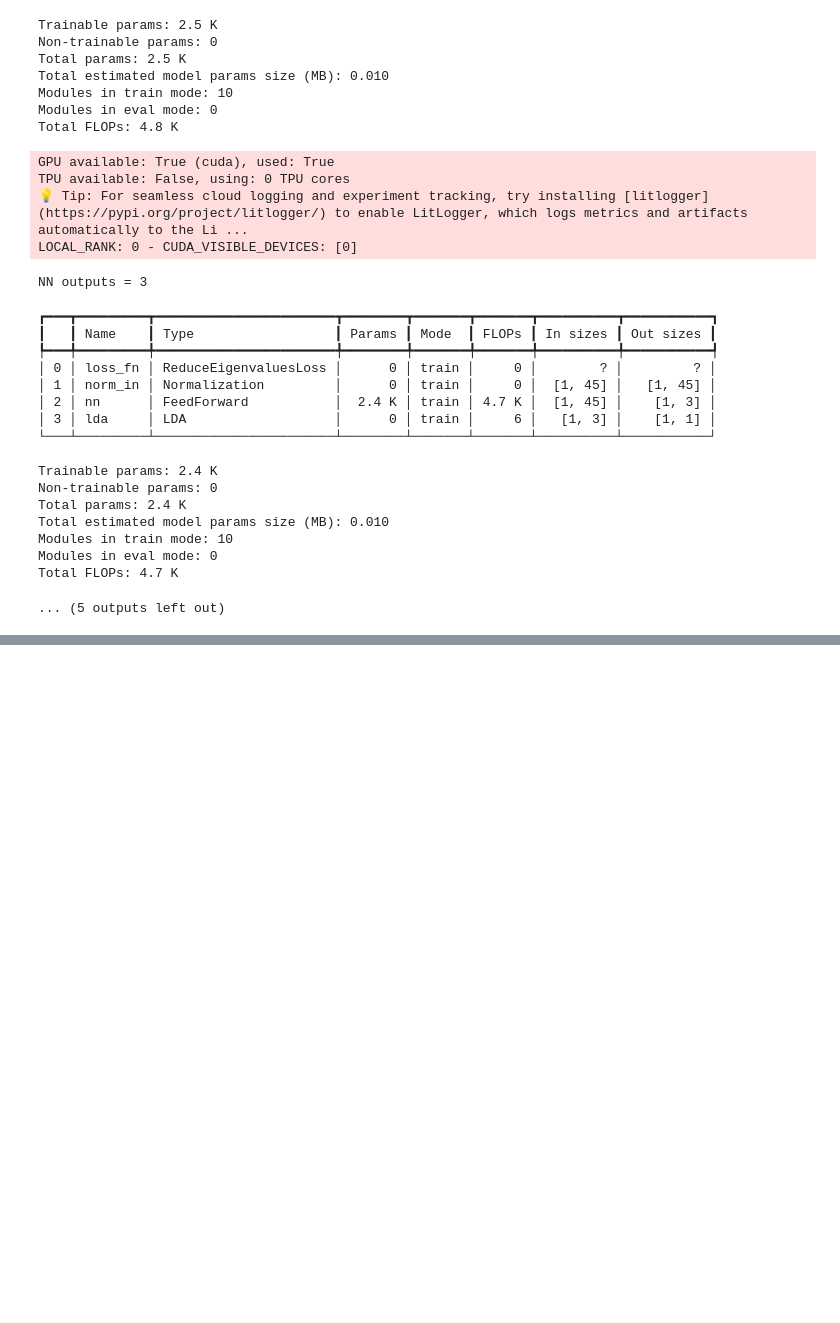
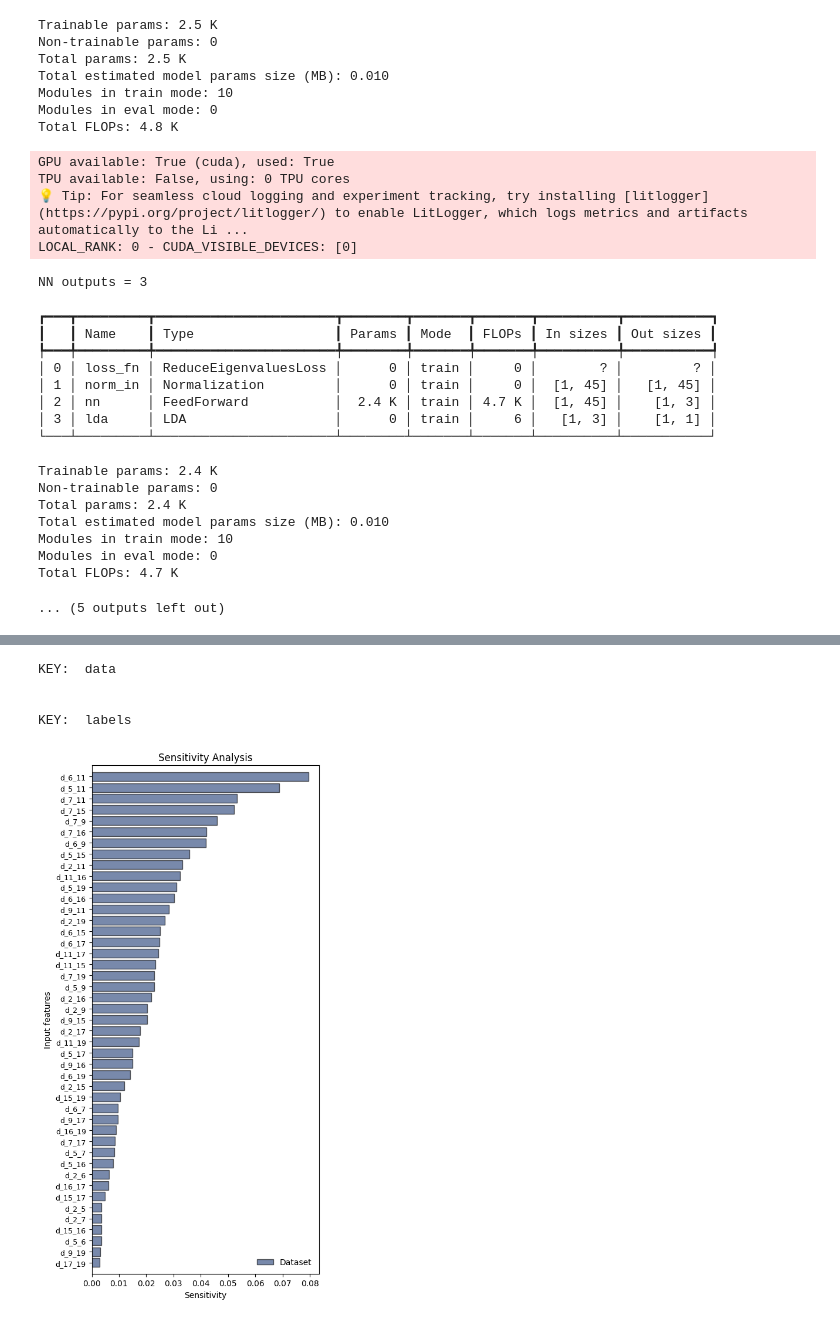
Before and after one commit to danibrb/ML-CV, a Jupyter notebook: notebook/01_deepLDA_training.ipynb, the cells around one changed output, grey strips where cells are left out. Cells and saved outputs as stored; diff of their text form; code cells hidden in the pictures; blank space fills up the shorter version.

```diff
--- a/notebook/01_deepLDA_training.ipynb
+++ b/notebook/01_deepLDA_training.ipynb
@@ -406,0 +418,10 @@ Total FLOPs: 4.7 K
+# %%
+from mlcolvar.explain import sensitivity_analysis
+
+results = sensitivity_analysis(model, dataset, feature_names=dataset.feature_names, per_class=False, plot_mode='barh')
+# %% [output]
+KEY:  data
+
+
+KEY:  labels
+[figure, added]
```
Also changed, not shown: parts of 11 cells of this notebook, 2 other files.
